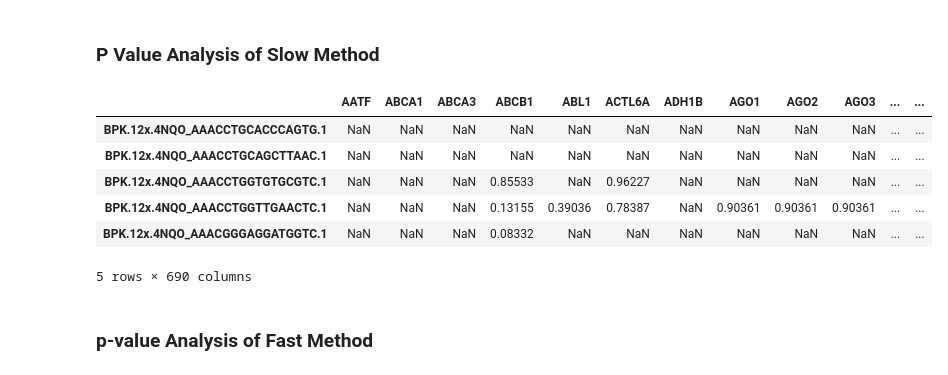
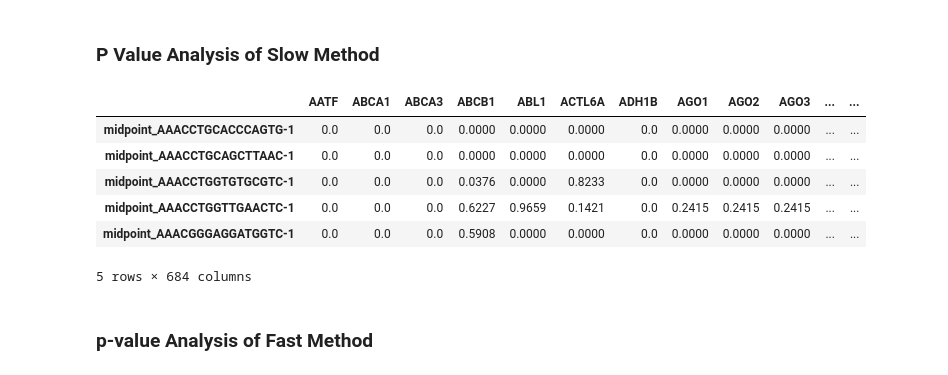
Before and after one commit to PathwayAndDataAnalysis/TF-Analysis, a Jupyter notebook: main/p_value_analysis.ipynb, the cells around one changed output. Saved outputs shown, nothing was run; the diff lists cells and outputs as text; code cells hidden in the pictures.

```diff
--- a/main/p_value_analysis.ipynb
+++ b/main/p_value_analysis.ipynb
@@ -5,18 +5,18 @@ import statsmodels.stats.multitest as smm
 # %% [markdown]
 ### P Value Analysis of Slow Method
 # %%
-pValFile = '../output/pValSlw.tsv'
+pValFile = '../output/pValSlw5k.tsv'
 pValDf = pd.read_csv(pValFile, sep='\t', index_col=0)
 pValDf = np.abs(pValDf)
 pValDf.head()
 # %% [output]
 |  | AATF | ABCA1 | ABCA3 | ABCB1 | ABL1 | ACTL6A | ADH1B | AGO1 | AGO2 | AGO3 | ... | ... |
-| BPK.12x.4NQO_AAACCTGCACCCAGTG.1 | NaN | NaN | NaN | NaN | NaN | NaN | NaN | NaN | NaN | NaN | ... | ... |
-| BPK.12x.4NQO_AAACCTGCAGCTTAAC.1 | NaN | NaN | NaN | NaN | NaN | NaN | NaN | NaN | NaN | NaN | ... | ... |
-| BPK.12x.4NQO_AAACCTGGTGTGCGTC.1 | NaN | NaN | NaN | 0.85533 | NaN | 0.96227 | NaN | NaN | NaN | NaN | ... | ... |
-| BPK.12x.4NQO_AAACCTGGTTGAACTC.1 | NaN | NaN | NaN | 0.13155 | 0.39036 | 0.78387 | NaN | 0.90361 | 0.90361 | 0.90361 | ... | ... |
-| BPK.12x.4NQO_AAACGGGAGGATGGTC.1 | NaN | NaN | NaN | 0.08332 | NaN | NaN | NaN | NaN | NaN | NaN | ... | ... |
+| midpoint_AAACCTGCACCCAGTG-1 | 0.0 | 0.0 | 0.0 | 0.0000 | 0.0000 | 0.0000 | 0.0 | 0.0000 | 0.0000 | 0.0000 | ... | ... |
+| midpoint_AAACCTGCAGCTTAAC-1 | 0.0 | 0.0 | 0.0 | 0.0000 | 0.0000 | 0.0000 | 0.0 | 0.0000 | 0.0000 | 0.0000 | ... | ... |
+| midpoint_AAACCTGGTGTGCGTC-1 | 0.0 | 0.0 | 0.0 | 0.0376 | 0.0000 | 0.8233 | 0.0 | 0.0000 | 0.0000 | 0.0000 | ... | ... |
+| midpoint_AAACCTGGTTGAACTC-1 | 0.0 | 0.0 | 0.0 | 0.6227 | 0.9659 | 0.1421 | 0.0 | 0.2415 | 0.2415 | 0.2415 | ... | ... |
+| midpoint_AAACGGGAGGATGGTC-1 | 0.0 | 0.0 | 0.0 | 0.5908 | 0.0000 | 0.0000 | 0.0 | 0.0000 | 0.0000 | 0.0000 | ... | ... |
-5 rows × 690 columns
+5 rows × 684 columns
 # %%
 adjustedPVals = pd.DataFrame(columns=pValDf.columns, index=pValDf.index)
 actRej = pd.DataFrame(columns=pValDf.columns, index=pValDf.index)
```
Also changed, not shown: parts of 2 cells of this notebook, 4 other files.
